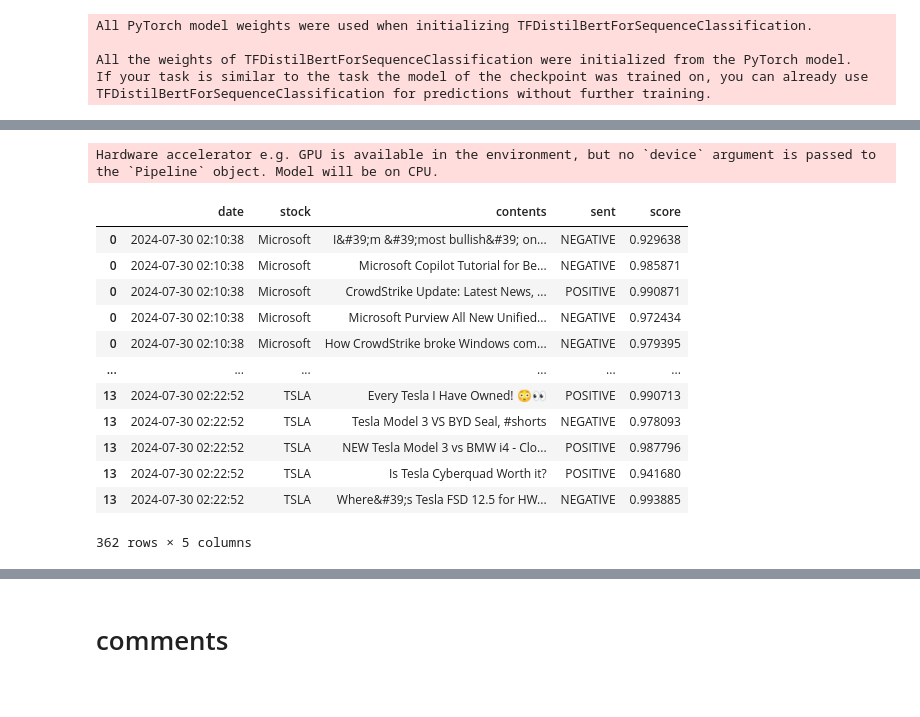
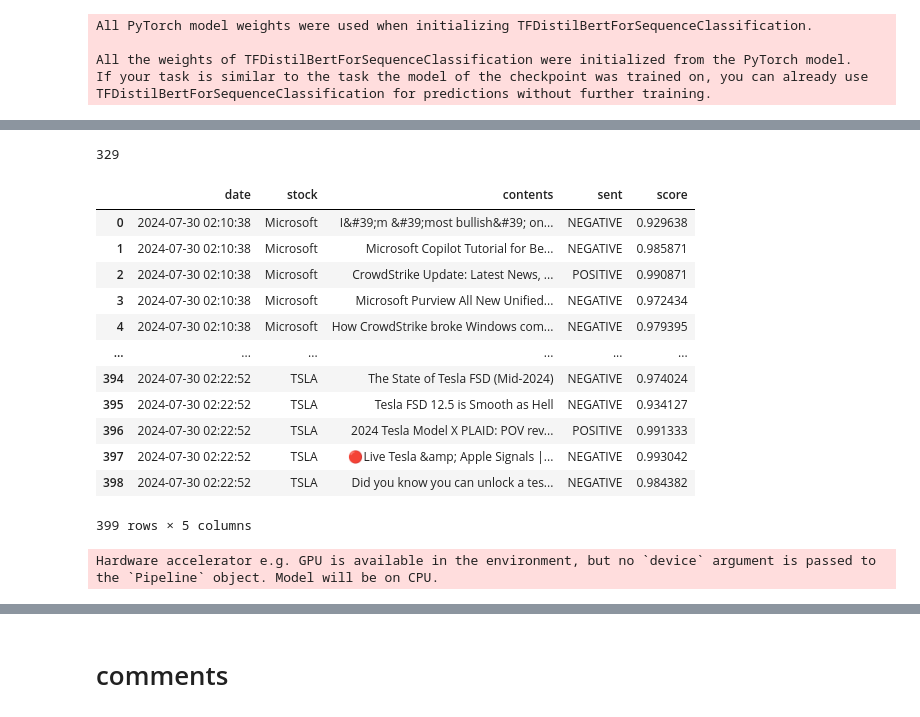
Before and after one commit to Jihee-Lee-326/Stock-info-archive, a Jupyter notebook: manjokdo_youtube.ipynb, the cells around one changed output, grey strips where cells are left out. Cells and saved outputs as stored; diff of their text form; code cells hidden in the pictures.

```diff
--- a/manjokdo_youtube.ipynb
+++ b/manjokdo_youtube.ipynb
@@ -188,2 +311,56 @@ If your task is similar to the task the model of the checkpoint was trained on,
+# %%
+data3m_final['titles'].nunique()
+# %% [output]
+329
+# %%
+# TensorFlow 기반의 감정 분석 파이프라인 생성
+sentiment_pipeline = pipeline(
+    'sentiment-analysis',
+    model=model,
+    tokenizer=tokenizer,
+    framework='tf',
+    max_length=512,  # 최대 토큰 길이 설정
+    truncation=True  # 최대 길이를 초과하는 경우 자르기
+)
+
+scores = []
+sent = []
+
+# comments 리스트를 250개씩 나누어 함수 실행 후 결과 저장
+batch_size = 10
+# texts = list(OrderedDict.fromkeys(titles))
+
+'''
+for i in range(0, len(titles), batch_size):
+    batch = titles_1m[i:i + batch_size]
+    results = sentiment_pipeline(batch)
+    for text, result in zip(batch, results):
+        scores.append(result['score'])
+        sent.append(result['label'])
+'''
+
+texts = data3m['titles'].tolist()
+for i in range(0, len(texts), batch_size):
+    batch = texts[i:i + batch_size]
+    results = sentiment_pipeline(batch)
+    for text, result in zip(texts, results):
+        scores.append(result['score'])
+        sent.append(result['label'])
+
+result_1m = pd.DataFrame({'date': data1m['date'], 'stock': data1m['query'], 'contents': data1m['titles'], 'sent': sent, 'score': scores})
+# %% [output]
+|  | date | stock | contents | sent | score |
+| 0 | 2024-07-30 02:10:38 | Microsoft | I&#39;m &#39;most bullish&#39; on... | NEGATIVE | 0.929638 |
+| 1 | 2024-07-30 02:10:38 | Microsoft | Microsoft Copilot Tutorial for Be... | NEGATIVE | 0.985871 |
+| 2 | 2024-07-30 02:10:38 | Microsoft | CrowdStrike Update: Latest News, ... | POSITIVE | 0.990871 |
+| 3 | 2024-07-30 02:10:38 | Microsoft | Microsoft Purview All New Unified... | NEGATIVE | 0.972434 |
+| 4 | 2024-07-30 02:10:38 | Microsoft | How CrowdStrike broke Windows com... | NEGATIVE | 0.979395 |
+| ... | ... | ... | ... | ... | ... |
+| 394 | 2024-07-30 02:22:52 | TSLA | The State of Tesla FSD (Mid-2024) | NEGATIVE | 0.974024 |
+| 395 | 2024-07-30 02:22:52 | TSLA | Tesla FSD 12.5 is Smooth as Hell | NEGATIVE | 0.934127 |
+| 396 | 2024-07-30 02:22:52 | TSLA | 2024 Tesla Model X PLAID: POV rev... | POSITIVE | 0.991333 |
+| 397 | 2024-07-30 02:22:52 | TSLA | 🔴Live Tesla &amp; Apple Signals |... | NEGATIVE | 0.993042 |
+| 398 | 2024-07-30 02:22:52 | TSLA | Did you know you can unlock a tes... | NEGATIVE | 0.984382 |
+399 rows × 5 columns
 # %%
 # TensorFlow 기반의 감정 분석 파이프라인 생성
@@ -207,18 +392,2 @@ result = pd.DataFrame({'date': final_data['date'], 'stock': final_data['query'],
 # %% [output]
 Hardware accelerator e.g. GPU is available in the environment, but no `device` argument is passed to the `Pipeline` object. Model will be on CPU.
-# %%
-result
-# %% [output]
-|  | date | stock | contents | sent | score |
-| 0 | 2024-07-30 02:10:38 | Microsoft | I&#39;m &#39;most bullish&#39; on... | NEGATIVE | 0.929638 |
-| 0 | 2024-07-30 02:10:38 | Microsoft | Microsoft Copilot Tutorial for Be... | NEGATIVE | 0.985871 |
-| 0 | 2024-07-30 02:10:38 | Microsoft | CrowdStrike Update: Latest News, ... | POSITIVE | 0.990871 |
-| 0 | 2024-07-30 02:10:38 | Microsoft | Microsoft Purview All New Unified... | NEGATIVE | 0.972434 |
-| 0 | 2024-07-30 02:10:38 | Microsoft | How CrowdStrike broke Windows com... | NEGATIVE | 0.979395 |
-| ... | ... | ... | ... | ... | ... |
-| 13 | 2024-07-30 02:22:52 | TSLA | Every Tesla I Have Owned! 😳👀 | POSITIVE | 0.990713 |
-| 13 | 2024-07-30 02:22:52 | TSLA | Tesla Model 3 VS BYD Seal, #shorts | NEGATIVE | 0.978093 |
-| 13 | 2024-07-30 02:22:52 | TSLA | NEW Tesla Model 3 vs BMW i4 - Clo... | POSITIVE | 0.987796 |
-| 13 | 2024-07-30 02:22:52 | TSLA | Is Tesla Cyberquad Worth it? | POSITIVE | 0.941680 |
-| 13 | 2024-07-30 02:22:52 | TSLA | Where&#39;s Tesla FSD 12.5 for HW... | NEGATIVE | 0.993885 |
-362 rows × 5 columns
```
Also changed, not shown: parts of 16 cells of this notebook, 10 other files.
